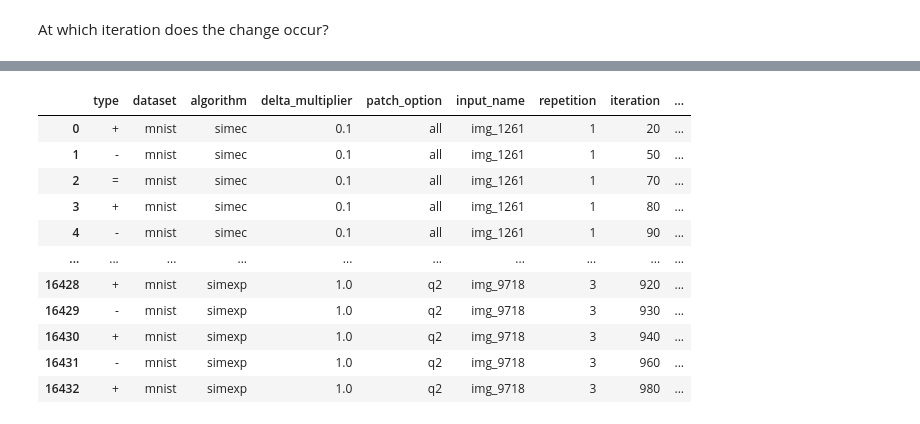
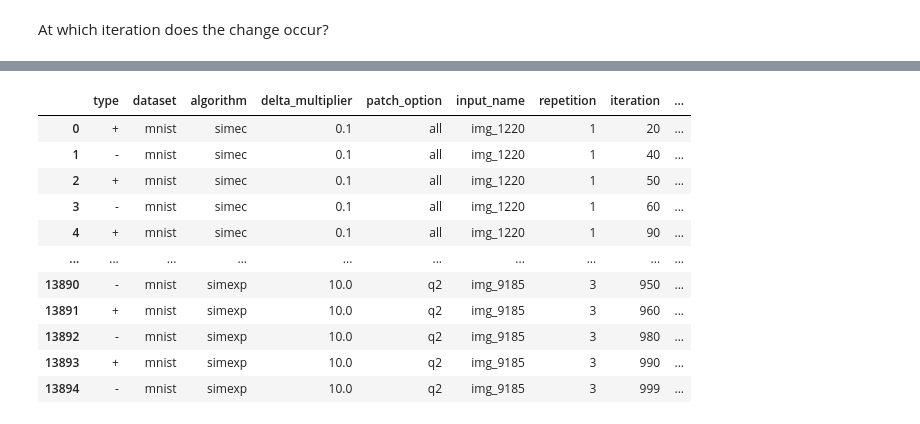
Before and after one commit to alessiomarta/transformers_equivalence_classes, a Jupyter notebook: notebooks/interpretation-analysis.ipynb, the cells around one changed output, grey strips where cells are left out. Saved outputs shown, nothing was run; the diff lists cells and outputs as text; code cells hidden in the pictures.

```diff
--- a/notebooks/interpretation-analysis.ipynb
+++ b/notebooks/interpretation-analysis.ipynb
@@ -8,8 +8,8 @@ RES_DIR = "../res"
 # Load experiment results
 # %%
 def load_data():
-    df = pd.read_parquet(os.path.join(RES_DIR, "mnist_results.parquet"))
-    npz_data = np.load(os.path.join(RES_DIR, "mnist_embeddings.npz"), allow_pickle=True)
+    df = pd.read_parquet(os.path.join(RES_DIR, "all_experiments_results.parquet"))
+    npz_data = np.load(os.path.join(RES_DIR, "all_experiments_embeddings.npz"), allow_pickle=True)
 
     for key in ["distance", "original_image_pred_proba", "embedding_pred_proba", "modified_image_pred_proba", "modified_image"]:
         df[key] = list(npz_data[key])
@@ -103,8 +103,11 @@ for group_keys, group in results.groupby(group_cols):
 
     prev_emb = rows[0].embedding_pred
     prev_mod = rows[0].modified_image_pred
+    if rows[0].iteration == rows[1].iteration:
+        print(rows[0].iteration, group_keys)
+        print(rows[1].iteration, group_keys)
+    for row in rows[1:]:
 
-    for row in rows[1:]:
         changed_emb = row.embedding_pred != prev_emb
         changed_mod = row.modified_image_pred != prev_mod
 
@@ -125,8 +128,8 @@ for group_keys, group in results.groupby(group_cols):
                 "modified_pred": row.modified_image_pred
             })
 
-        prev_emb = row.embedding_pred
-        prev_mod = row.modified_image_pred
+            prev_emb = row.embedding_pred
+            prev_mod = row.modified_image_pred
 
 # Convert to DataFrame
 df_pred_changes = pd.DataFrame(change_records)
@@ -173,61 +177,69 @@ Which are the images where the top class has an increasing probability (and vice
 # %%
-records = []  # List to collect results for DataFrame
+records = []
 
 group_cols = ["dataset", "patch_option", "delta_multiplier", "algorithm", "input_name", "repetition"]
 
 for group_keys, group in results.groupby(group_cols):
     group = group.sort_values("iteration")
     rows = list(group.itertuples(index=False))
     if not rows:
         continue
 
     # Initialize previous preds
     original_pred = rows[0].original_image_pred
     prev_proba_original_pred = rows[0].embedding_pred_proba[original_pred]
-    prev_change_type = "="
+    prev_change_type = None
 
     # Iterate from second row onward
     for row in rows[1:]:
         curr_proba = row.embedding_pred_proba[original_pred]
-        if curr_proba < prev_proba_original_pred:
-            change_type = "-"
-        elif curr_proba > prev_proba_original_pred:
-            change_type = "+"
+        if prev_change_type is None:
+            if curr_proba < prev_proba_original_pred:
+                change_type = "-"
+            elif curr_proba > prev_proba_original_pred:
+                change_type = "+"
+            else:
+                change_type = "="
         else:
-            change_type = "="
+            if curr_proba < prev_proba_original_pred:
+                change_type = "-"
+            elif curr_proba > prev_proba_original_pred:
+                change_type = "+"
+            else:
+                change_type = "="
 
-        if change_type != prev_change_type:
-            diff = curr_proba - prev_proba_original_pred
-            records.append({
-                "type": change_type,
-                "dataset": row.dataset,
-                "algorithm": row.algorithm,
-                "delta_multiplier": row.delta_multiplier,
-                "patch_option": row.patch_option,
-                "input_name": row.input_name,
-                "repetition": row.repetition,
-                "iteration": row.iteration,
-                "diff": diff,
-            })
+            if change_type != prev_change_type:
+                diff = curr_proba - prev_proba_original_pred
+                records.append({
+                    "type": change_type,
+                    "dataset": row.dataset,
+                    "algorithm": row.algorithm,
+                    "delta_multiplier": row.delta_multiplier,
+                    "patch_option": row.patch_option,
+                    "input_name": row.input_name,
+                    "repetition": row.repetition,
+                    "iteration": row.iteration,
+                    "diff": diff,
+                })
 
-            prev_change_type = change_type
+        prev_change_type = change_type
 
         # Update trackers
         prev_proba_original_pred = curr_proba
 
 # Create DataFrame from collected records
 df_changes = pd.DataFrame.from_records(records)
 df_changes
 # %% [output]
 |  | type | dataset | algorithm | delta_multiplier | patch_option | input_name | repetition | iteration | ... |
-| 0 | + | mnist | simec | 0.1 | all | img_1261 | 1 | 20 | ... |
-| 1 | - | mnist | simec | 0.1 | all | img_1261 | 1 | 50 | ... |
-| 2 | = | mnist | simec | 0.1 | all | img_1261 | 1 | 70 | ... |
-| 3 | + | mnist | simec | 0.1 | all | img_1261 | 1 | 80 | ... |
-| 4 | - | mnist | simec | 0.1 | all | img_1261 | 1 | 90 | ... |
+| 0 | + | mnist | simec | 0.1 | all | img_1220 | 1 | 20 | ... |
+| 1 | - | mnist | simec | 0.1 | all | img_1220 | 1 | 40 | ... |
+| 2 | + | mnist | simec | 0.1 | all | img_1220 | 1 | 50 | ... |
+| 3 | - | mnist | simec | 0.1 | all | img_1220 | 1 | 60 | ... |
+| 4 | + | mnist | simec | 0.1 | all | img_1220 | 1 | 90 | ... |
 | ... | ... | ... | ... | ... | ... | ... | ... | ... | ... |
-| 16428 | + | mnist | simexp | 1.0 | q2 | img_9718 | 3 | 920 | ... |
-| 16429 | - | mnist | simexp | 1.0 | q2 | img_9718 | 3 | 930 | ... |
-| 16430 | + | mnist | simexp | 1.0 | q2 | img_9718 | 3 | 940 | ... |
-| 16431 | - | mnist | simexp | 1.0 | q2 | img_9718 | 3 | 960 | ... |
-| 16432 | + | mnist | simexp | 1.0 | q2 | img_9718 | 3 | 980 | ... |
+| 13890 | - | mnist | simexp | 10.0 | q2 | img_9185 | 3 | 950 | ... |
+| 13891 | + | mnist | simexp | 10.0 | q2 | img_9185 | 3 | 960 | ... |
+| 13892 | - | mnist | simexp | 10.0 | q2 | img_9185 | 3 | 980 | ... |
+| 13893 | + | mnist | simexp | 10.0 | q2 | img_9185 | 3 | 990 | ... |
+| 13894 | - | mnist | simexp | 10.0 | q2 | img_9185 | 3 | 999 | ... |
```
Also changed, not shown: parts of 16 cells of this notebook.
